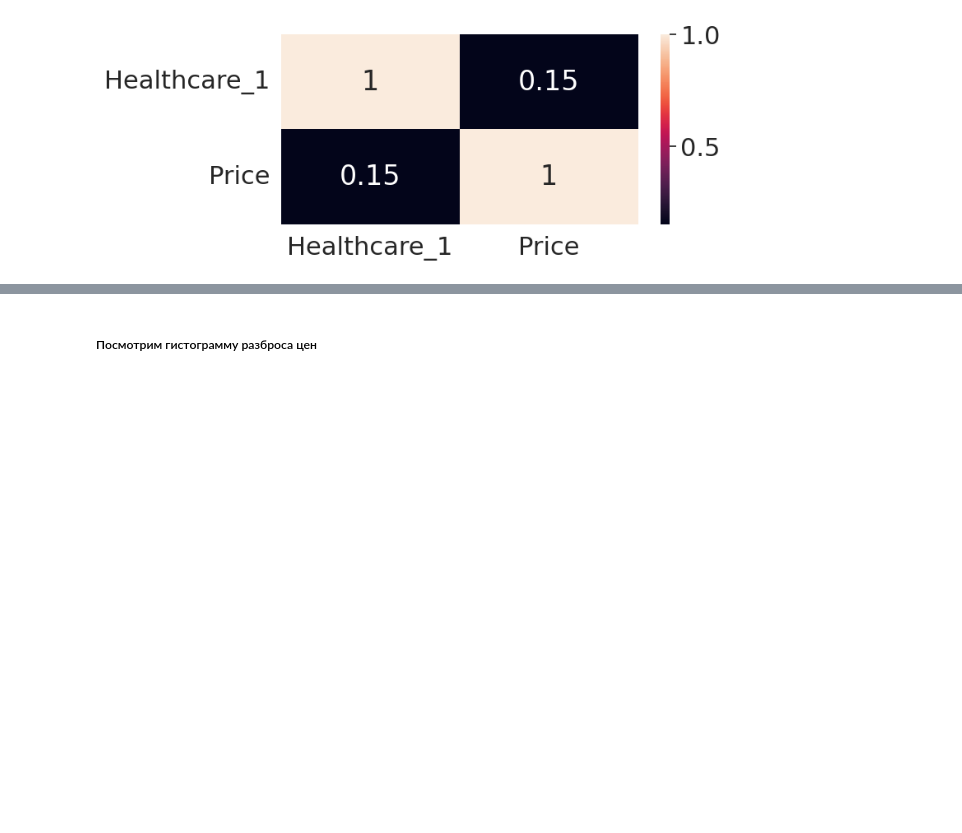
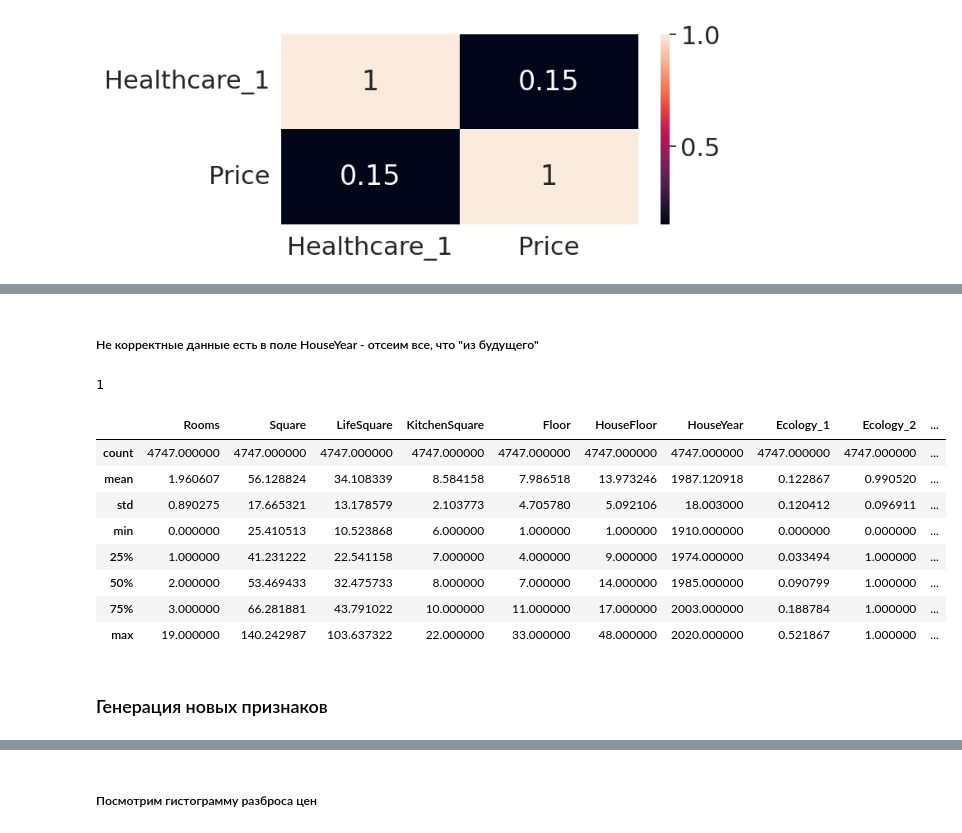
Before and after one commit to nickogee/gb_Python_for_DS, a Jupyter notebook: Course_project/Project.ipynb, the cells around one changed output, grey strips where cells are left out. Saved outputs shown, nothing was run; the diff lists cells and outputs as text; code cells hidden in the pictures; blank space fills up the shorter version.

```diff
--- a/Course_project/Project.ipynb
+++ b/Course_project/Project.ipynb
@@ -301,0 +303,2 @@ sns.heatmap(df_train_H1.corr(), annot=True)
+# %%
+df_train = df_train.drop(columns=['Healthcare_1'])
@@ -301,0 +325,22 @@ sns.heatmap(df_train_H1.corr(), annot=True)
+# %% [markdown]
+##### Не корректные данные есть в поле HouseYear - отсеим все, что "из будущего"
+# %%
+df_train[df_train['HouseYear'] > 2020].count()['Id']
+# %% [output]
+1
+# %%
+df_train = df_train[df_train['HouseYear'] <= 2020]
+# %%
+df_train.describe()
+# %% [output]
+|  | Rooms | Square | LifeSquare | KitchenSquare | Floor | HouseFloor | HouseYear | Ecology_1 | Ecology_2 | ... |
+| count | 4747.000000 | 4747.000000 | 4747.000000 | 4747.000000 | 4747.000000 | 4747.000000 | 4747.000000 | 4747.000000 | 4747.000000 | ... |
+| mean | 1.960607 | 56.128824 | 34.108339 | 8.584158 | 7.986518 | 13.973246 | 1987.120918 | 0.122867 | 0.990520 | ... |
+| std | 0.890275 | 17.665321 | 13.178579 | 2.103773 | 4.705780 | 5.092106 | 18.003000 | 0.120412 | 0.096911 | ... |
+| min | 0.000000 | 25.410513 | 10.523868 | 6.000000 | 1.000000 | 1.000000 | 1910.000000 | 0.000000 | 0.000000 | ... |
+| 25% | 1.000000 | 41.231222 | 22.541158 | 7.000000 | 4.000000 | 9.000000 | 1974.000000 | 0.033494 | 1.000000 | ... |
+| 50% | 2.000000 | 53.469433 | 32.475733 | 8.000000 | 7.000000 | 14.000000 | 1985.000000 | 0.090799 | 1.000000 | ... |
+| 75% | 3.000000 | 66.281881 | 43.791022 | 10.000000 | 11.000000 | 17.000000 | 2003.000000 | 0.188784 | 1.000000 | ... |
+| max | 19.000000 | 140.242987 | 103.637322 | 22.000000 | 33.000000 | 48.000000 | 2020.000000 | 0.521867 | 1.000000 | ... |
+# %% [markdown]
+### Генерация новых признаков
```
Also changed, not shown: parts of 16 cells of this notebook.
